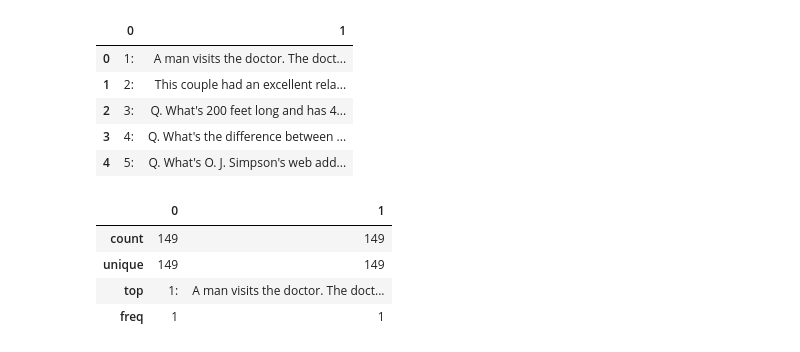
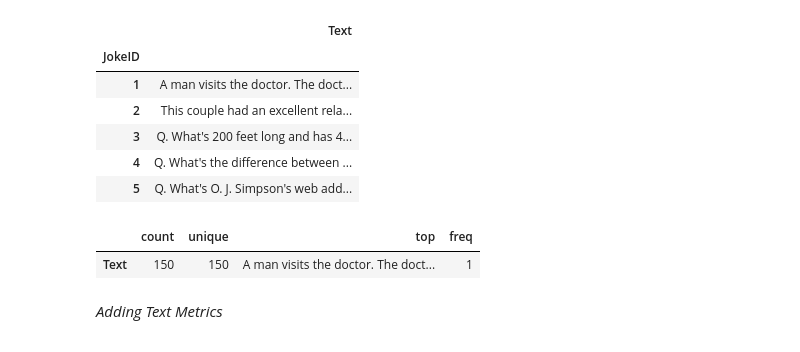
Before and after one commit to marto3344/Jokes-Recommender-System, a Jupyter notebook: notebooks/jokes_analysis.ipynb, the cells around one changed output. Cells and saved outputs as stored; diff of their text form; code cells hidden in the pictures.

```diff
--- a/notebooks/jokes_analysis.ipynb
+++ b/notebooks/jokes_analysis.ipynb
@@ -4,20 +4,22 @@ import pandas as pd
 import matplotlib.pyplot as plt
 import seaborn as sns
 # %%
-jokes = pd.read_csv('../Data/jester_items.tsv', sep='\t', header=None)
+jokes = pd.read_csv('../Data/jester_items.tsv',names=['JokeID','Text'], sep='\t', header=None)
+jokes['JokeID'] = jokes['JokeID'].str.replace(':', '').astype(int)
+jokes = jokes.set_index('JokeID')
 jokes.head()
 # %% [output]
-|  | 0 | 1 |
-| 0 | 1: | A man visits the doctor. The doct... |
-| 1 | 2: | This couple had an excellent rela... |
-| 2 | 3: | Q. What's 200 feet long and has 4... |
-| 3 | 4: | Q. What's the difference between ... |
-| 4 | 5: | Q. What's O. J. Simpson's web add... |
+|  | Text |
+| JokeID |  |
+| 1 | A man visits the doctor. The doct... |
+| 2 | This couple had an excellent rela... |
+| 3 | Q. What's 200 feet long and has 4... |
+| 4 | Q. What's the difference between ... |
+| 5 | Q. What's O. J. Simpson's web add... |
-# %%
-jokes.describe()
-# %% [output]
-|  | 0 | 1 |
-| count | 149 | 149 |
-| unique | 149 | 149 |
-| top | 1: | A man visits the doctor. The doct... |
-| freq | 1 | 1 |
+# %%
+jokes.describe().T
+# %% [output]
+|  | count | unique | top | freq |
+| Text | 150 | 150 | A man visits the doctor. The doct... | 1 |
+# %% [markdown]
+*Adding Text Metrics*
```
Also changed, not shown: parts of 8 cells of this notebook, 6 other files.
